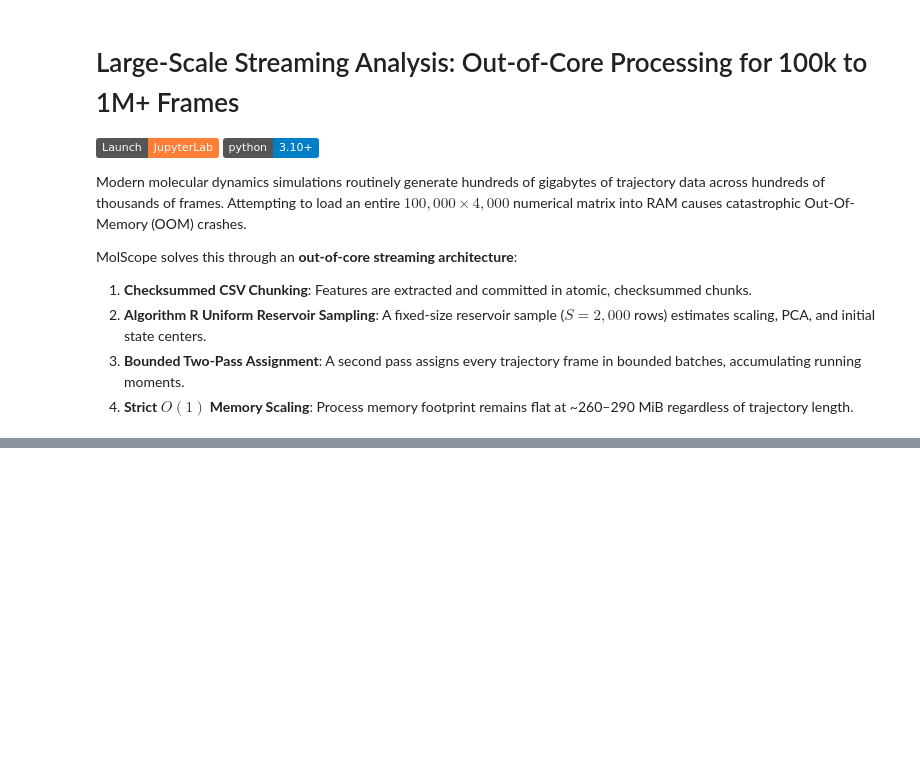
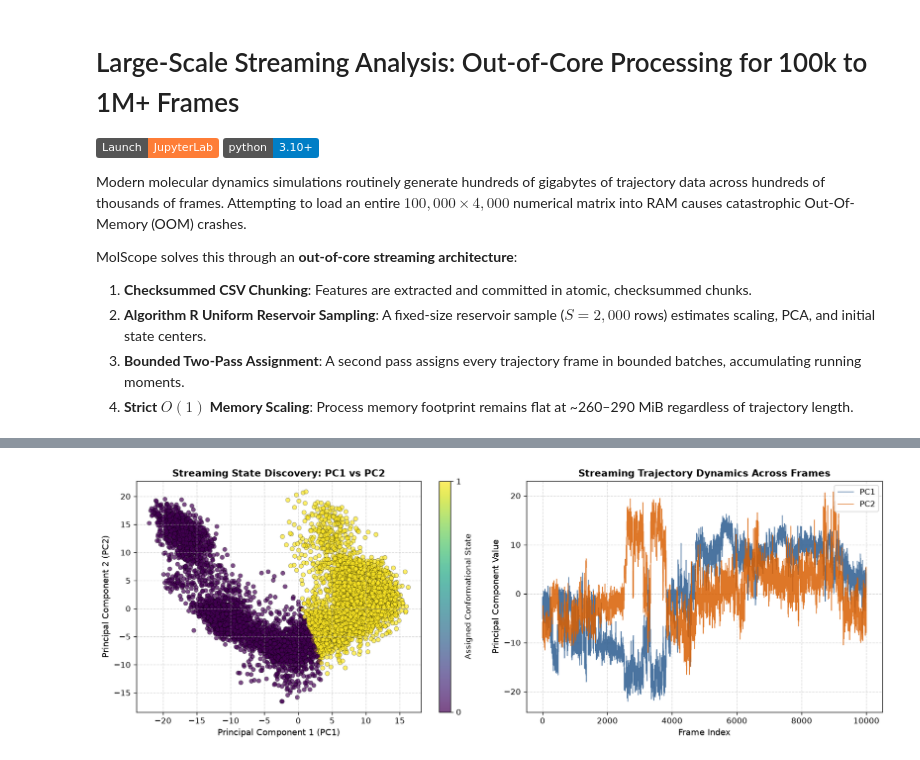
Before and after one commit to N-S8990/molscope, a Jupyter notebook: notebooks/06_Large_Scale_Streaming_Analysis.ipynb, the cells around one changed output, grey strips where cells are left out. Saved outputs shown, nothing was run; the diff lists cells and outputs as text; code cells hidden in the pictures; badges without logos; blank space fills up the shorter version.

```diff
--- a/notebooks/06_Large_Scale_Streaming_Analysis.ipynb
+++ b/notebooks/06_Large_Scale_Streaming_Analysis.ipynb
@@ -87,0 +196,42 @@ for item in sorted(analysis_out.iterdir()):
+# %%
+%matplotlib inline
+import matplotlib.pyplot as plt
+
+# Aggregate assignment chunks to visualize the low-dimensional projection
+assignment_files = sorted((analysis_out / "assignments").glob("*.csv"))
+df_assign = pd.concat([pd.read_csv(f) for f in assignment_files], ignore_index=True)
+
+fig, (ax1, ax2) = plt.subplots(1, 2, figsize=(14, 5), dpi=120)
+
+# Scatter plot: PC1 vs PC2 colored by conformational state
+scatter = ax1.scatter(
+    df_assign["PC1"],
+    df_assign["PC2"],
+    c=df_assign["State"],
+    cmap="viridis",
+    alpha=0.7,
+    edgecolors="k",
+    linewidths=0.3,
+    s=30,
+)
+ax1.set_xlabel("Principal Component 1 (PC1)", fontsize=11)
+ax1.set_ylabel("Principal Component 2 (PC2)", fontsize=11)
+ax1.set_title("Streaming State Discovery: PC1 vs PC2", fontsize=12, fontweight="bold")
+cbar = plt.colorbar(scatter, ax=ax1, ticks=range(analysis_config.states))
+cbar.set_label("Assigned Conformational State", fontsize=10)
+ax1.grid(True, linestyle="--", alpha=0.5)
+
+# Trajectory trace: PC1 over frame index
+ax2.plot(df_assign["frame_index"], df_assign["PC1"], color="#2b5c8f", lw=0.8, alpha=0.85, label="PC1")
+ax2.plot(df_assign["frame_index"], df_assign["PC2"], color="#d95f02", lw=0.8, alpha=0.85, label="PC2")
+ax2.set_xlabel("Frame Index", fontsize=11)
+ax2.set_ylabel("Principal Component Value", fontsize=11)
+ax2.set_title("Streaming Trajectory Dynamics Across Frames", fontsize=12, fontweight="bold")
+ax2.grid(True, linestyle="--", alpha=0.5)
+ax2.legend(loc="upper right", frameon=True)
+
+plt.tight_layout()
+display(fig)
+plt.close(fig)
+# %% [output]
+[figure, added]
```
Also changed, not shown: parts of 14 cells of this notebook.
